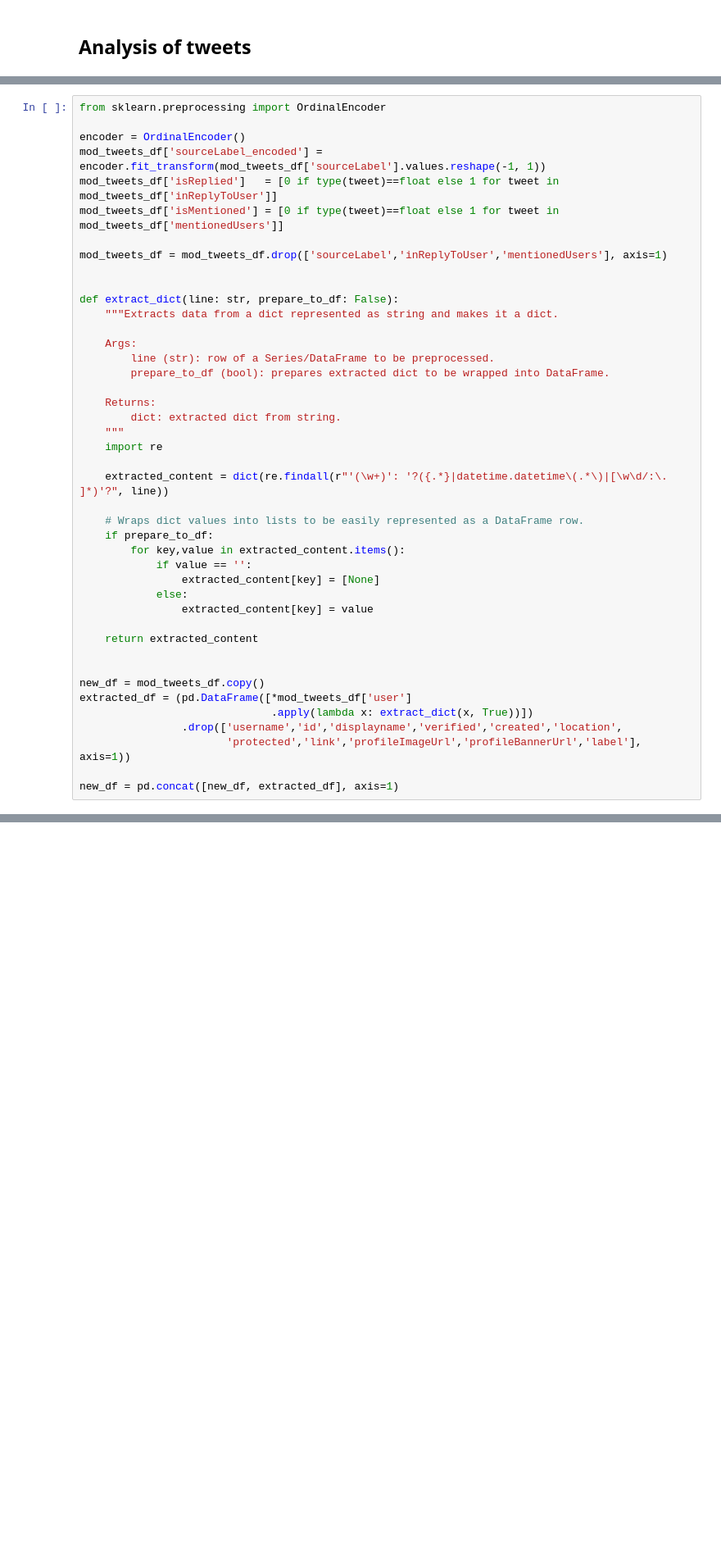
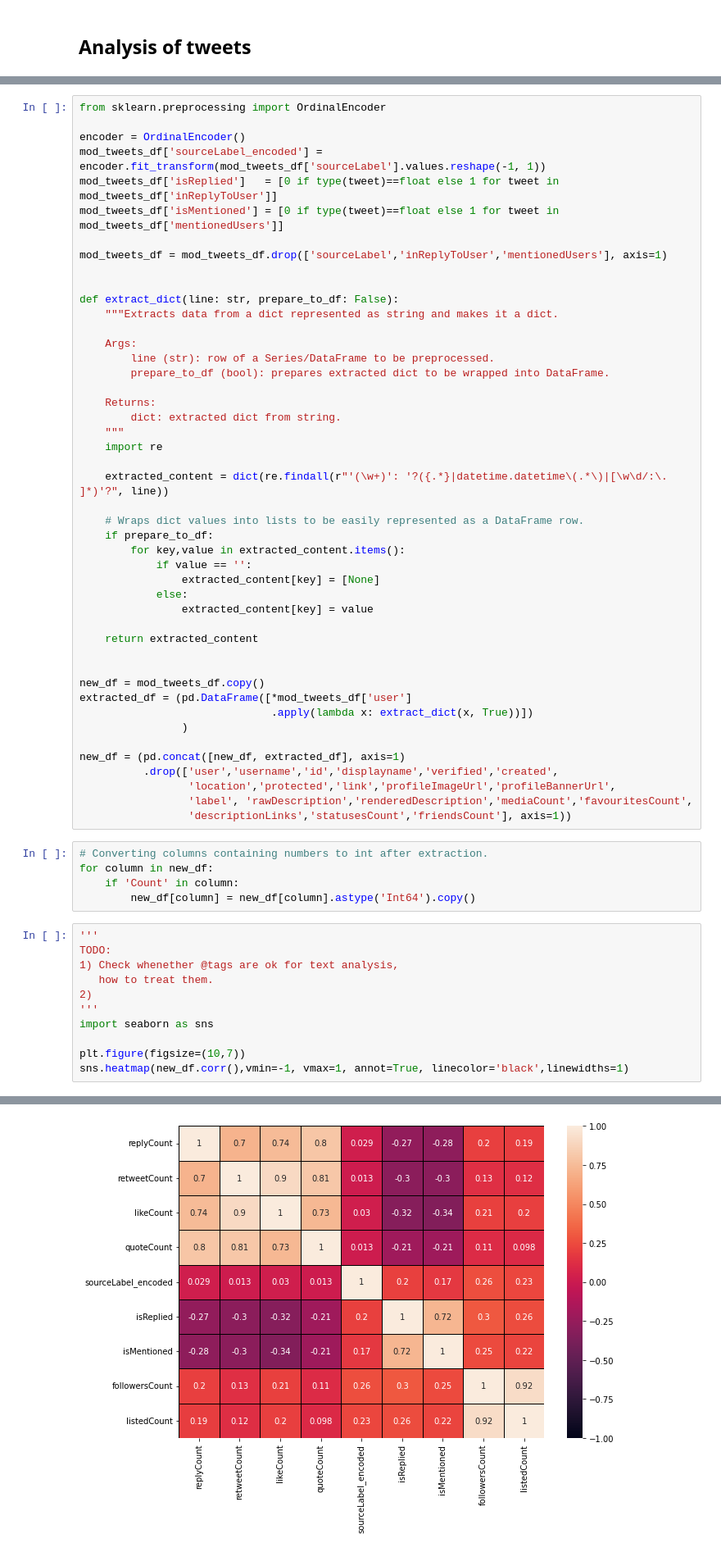
Before and after one commit to Mierva/ElonsCryptoEffect, a Jupyter notebook: main.ipynb, the cells around one changed output, grey strips where cells are left out. Shown: that part at 82% size. Cells and saved outputs as stored; diff of their text form; blank space fills up the shorter version.

Commit message:
added more data cleaning and few plots.
removed columns containing only a single variable and converted columns containing numbers to int64.

```diff
--- a/main.ipynb
+++ b/main.ipynb
@@ -309,7 +301,27 @@ def extract_dict(line: str, prepare_to_df: False):
 new_df = mod_tweets_df.copy()
 extracted_df = (pd.DataFrame([*mod_tweets_df['user']
                               .apply(lambda x: extract_dict(x, True))])
-                .drop(['username','id','displayname','verified','created','location',
-                       'protected','link','profileImageUrl','profileBannerUrl','label'], axis=1))
+                )
 
-new_df = pd.concat([new_df, extracted_df], axis=1)
+new_df = (pd.concat([new_df, extracted_df], axis=1)
+          .drop(['user','username','id','displayname','verified','created',
+                 'location','protected','link','profileImageUrl','profileBannerUrl',
+                 'label', 'rawDescription','renderedDescription','mediaCount','favouritesCount',
+                 'descriptionLinks','statusesCount','friendsCount'], axis=1))
+# %%
+# Converting columns containing numbers to int after extraction.
+for column in new_df:
+    if 'Count' in column:
+        new_df[column] = new_df[column].astype('Int64').copy()
+# %%
+'''
+TODO:
+1) Check whenether @tags are ok for text analysis,
+   how to treat them.
+2)
+'''
+import seaborn as sns
+
+plt.figure(figsize=(10,7))
+sns.heatmap(new_df.corr(),vmin=-1, vmax=1, annot=True, linecolor='black',linewidths=1)
+# %% [output]
@@ -316 +329,2 @@ new_df = pd.concat([new_df, extracted_df], axis=1)
+[figure, added]
 # %%
```
Also changed, not shown: parts of 7 cells of this notebook.
